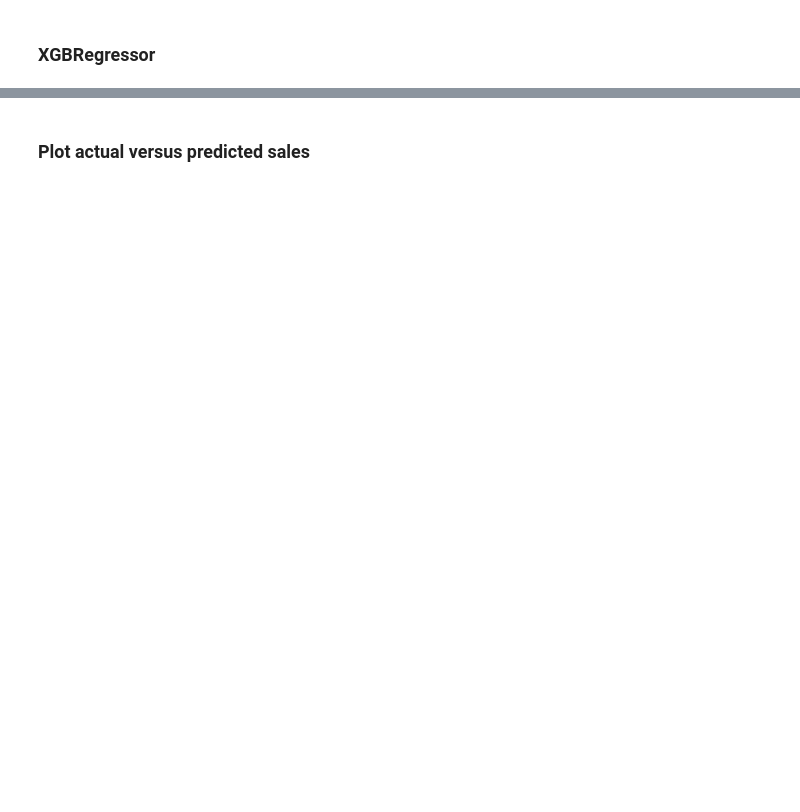
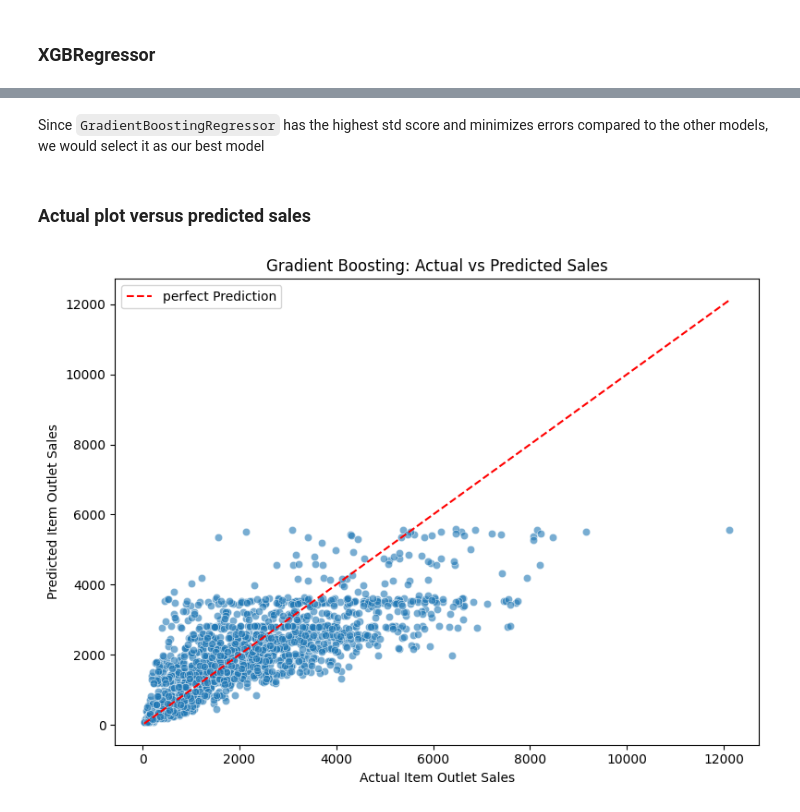
Before and after one commit to Solomon-hub23/data-science-project, a Jupyter notebook: PROJECTS/bigmart-sales-prediction/Notebook/bigmart.ipynb, the cells around one changed output, grey strips where cells are left out. Drawn from its saved outputs; the diff is of its cells as text; code cells hidden in the pictures; blank space fills up the shorter version.

```diff
--- a/bigmart-sales-prediction/Notebook/bigmart.ipynb
+++ b/PROJECTS/bigmart-sales-prediction/Notebook/bigmart.ipynb
@@ -1029,2 +963,30 @@ RMSE (Original Scale): 1118.786
+# %% [markdown]
+Since `GradientBoostingRegressor` has the highest std score and minimizes errors compared to the other models, we would select it as our best model
 # %% [markdown]
-### Plot actual versus predicted sales
+###  Actual plot versus predicted sales
+# %%
+y_pred_gb =best_est_Gra.predict(X_test)
+
+
+y_pred_gb = np.expm1(y_pred_gb)
+y_test_original = np.expm1(y_test)
+
+
+actual = np.asarray(y_test_original)
+predicted = np.asarray(y_pred_gb)
+
+plt.figure(figsize=(8, 6))
+sns.scatterplot(x=actual, y=predicted, alpha=0.6)
+upper=max(actual.max(), predicted.max())
+lower=min(actual.min(), predicted.min())
+
+plt.plot([lower,upper],[lower,upper], "r--", label="perfect Prediction")
+
+plt.xlabel("Actual Item Outlet Sales")
+plt.ylabel("Predicted Item Outlet Sales")
+plt.title("Gradient Boosting: Actual vs Predicted Sales")
+plt.legend()
+plt.tight_layout()
+plt.show()
+# %% [output]
+[figure, added]
```
Also changed, not shown: parts of 35 cells of this notebook, 10 other files.
